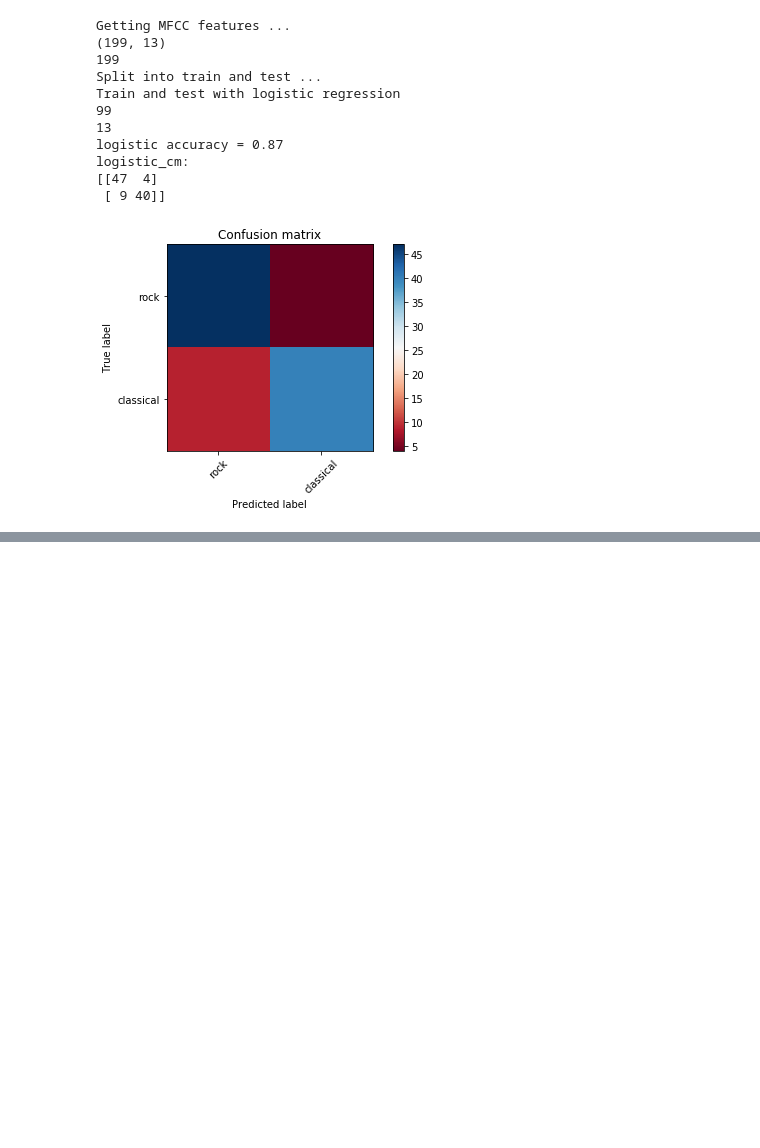
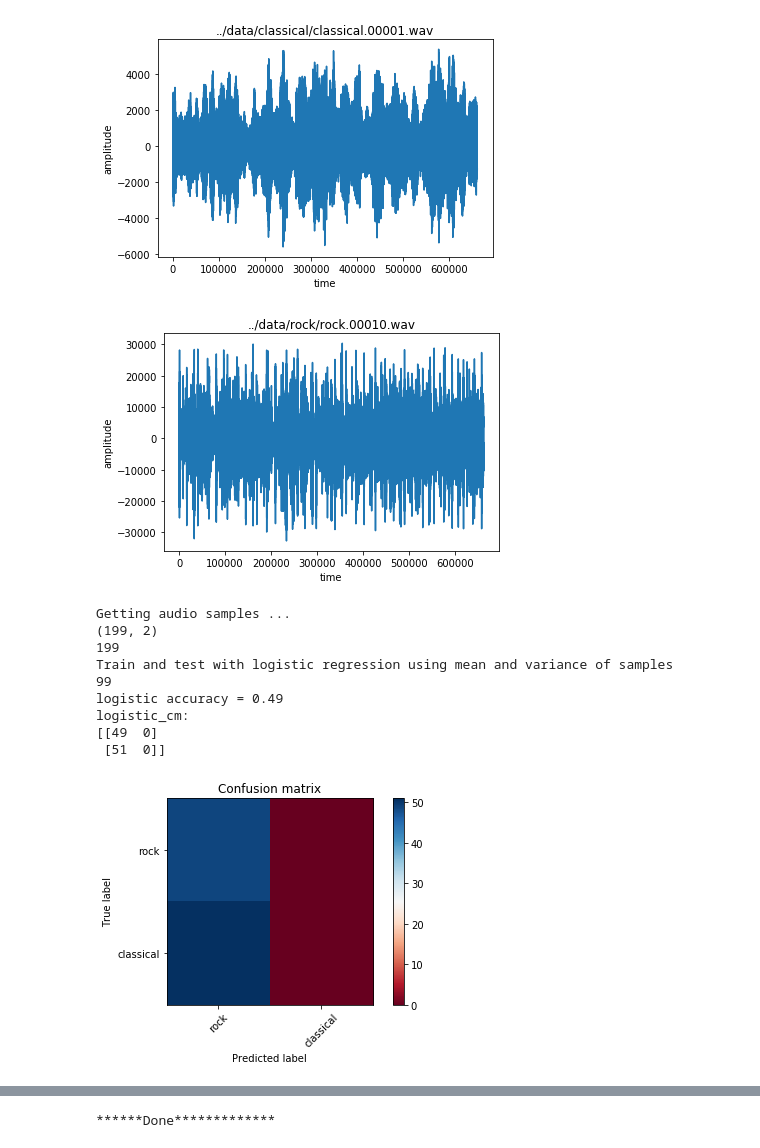
Before and after one commit to klassifai/intro-to-data-science, a Jupyter notebook: Genre/code/GenreClassification.ipynb, the cells around one changed output, grey strips where cells are left out. Drawn from its saved outputs; the diff is of its cells as text; code cells hidden in the pictures; blank space fills up the shorter version.

```diff
--- a/Genre/code/GenreClassification.ipynb
+++ b/Genre/code/GenreClassification.ipynb
@@ -16,7 +16,7 @@ from random import shuffle
 import scipy.io.wavfile
 from python_speech_features import mfcc
 # %%
-def create_ceps(wavfile):
+def extract_mfcc_fv(wavfile):
     sampling_rate, song_array = scipy.io.wavfile.read(wavfile)
     """Get MFCC
     ceps  : ndarray of MFCC
@@ -29,10 +29,18 @@ def create_ceps(wavfile):
     b=np.where(np.isinf(ceps))
     ceps[bad_indices]=0
     ceps[b]=0
-    write_ceps(ceps, wavfile)
+    write_mfcc(ceps, wavfile)
 
 # Saves mfcc data
-def write_ceps(ceps, wavfile):
+def write_mfcc(ceps, wavfile):
     base_wav, ext = os.path.splitext(wavfile)
     data_wav = base_wav + ".ceps"
     np.save(data_wav, ceps)
+# %%
+def plot_wavfile(wavfile):
+    sampling_rate, song_array = scipy.io.wavfile.read(wavfile)
+    plt.plot(song_array)
+    plt.ylabel('amplitude')
+    plt.xlabel('time')
+    plt.title(wavfile)
+    plt.show()
@@ -41,13 +68,13 @@ def write_ceps(ceps, wavfile):
 genre_list must consist of names of folders/genres consisting of the required MFCC-files
 base_dir must contain genre_list of directories
 """
-def read_ceps(genre_list, base_dir):
+def extract_fv(genre_list, base_dir):
     X= []
     y=[]
     for label, genre in enumerate(genre_list):
 #        for fn in glob.glob(os.path.join(base_dir, genre, "*.ceps.npy")):
         for fn in glob.glob(os.path.join(base_dir, genre, "*.wav")):
-            create_ceps(fn)
+            extract_mfcc_fv(fn)
             cepsname = fn[:-3] + "ceps.npy"
             ceps = np.load(cepsname)
             num_ceps = len(ceps)
@@ -59,10 +86,10 @@ def read_ceps(genre_list, base_dir):
     print(len(y))
     return np.array(X), np.array(y)
 # %%
-def logisticReg(X_train, y_train, X_test, y_test, genre_list):
+def Do_classification(X_train, y_train, X_test, y_test, genre_list):
 
     print(len(X_train))
-    print(len(X_train[0]))
+    #print(len(X_train[0]))
 
     #Logistic Regression classifier
 
@@ -91,30 +118,42 @@ def plot_confusion_matrix(cm, title, genre_list, cmap=plt.cm.RdBu):
 # %%
 
 def main():
-    base_dir_mfcc = '../data/'
+    base_dir = '../data/'
 
     genre_list = [ "rock","classical"]
-    print("Getting MFCC features ... ")
-    X,y= read_ceps(genre_list, base_dir_mfcc)
+    plot_wavfile(base_dir+"classical/classical.00001.wav")
+
+    plot_wavfile(base_dir+"rock/rock.00010.wav")
+
+    print("Getting audio samples ... ")
+    #X_train, X_test, y_train, y_test = train_test_split(X, y, test_size = .50)
+
+    X1,y1= read_wavfiles(genre_list, base_dir)
+    X1_train, X1_test, y1_train, y1_test = train_test_split(X1, y1, test_size = .50,random_state=1)
+    print("Train and test with logistic regression using mean and variance of samples")
+    Do_classification(X1_train, y1_train, X1_test, y1_test, genre_list)
+
+    print("Getting MFCC features")
+    X,y= extract_fv(genre_list, base_dir)
     print("Split into train and test ...")
-    X_train, X_test, y_train, y_test = train_test_split(X, y, test_size = .50)
+    X_train, X_test, y_train, y_test = train_test_split(X, y, test_size = .50,random_state=1)
     print("Train and test with logistic regression")
-    logisticReg(X_train, y_train, X_test, y_test, genre_list)
+    Do_classification(X_train, y_train, X_test, y_test, genre_list)
     print('******Done*************')
 
 
 if __name__ == "__main__":
     main()
 # %% [output]
+[figure, new version]
+[figure, added]
-Getting MFCC features ...
-(199, 13)
+Getting audio samples ...
+(199, 2)
 199
-Split into train and test ...
-Train and test with logistic regression
+Train and test with logistic regression using mean and variance of samples
 99
-13
-logistic accuracy = 0.87
+logistic accuracy = 0.49
 logistic_cm:
-[[47  4]
- [ 9 40]]
+[[49  0]
+ [51  0]]
-[figure, old version]
+[figure, added]
@@ -121,0 +171 @@ logistic_cm:
+******Done*************
```
Also changed, not shown: parts of 2 cells of this notebook.
